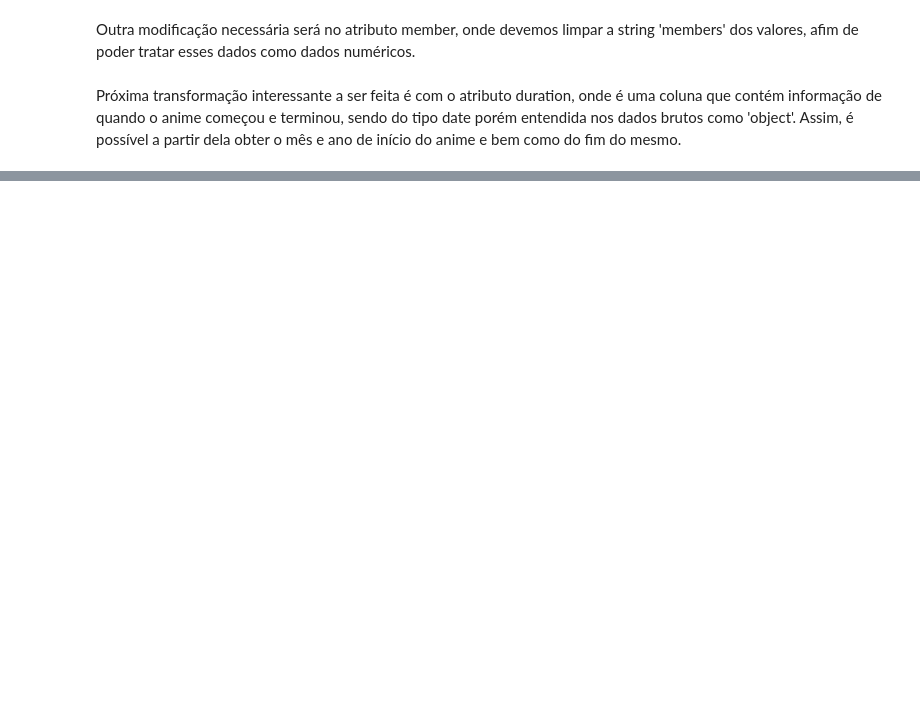
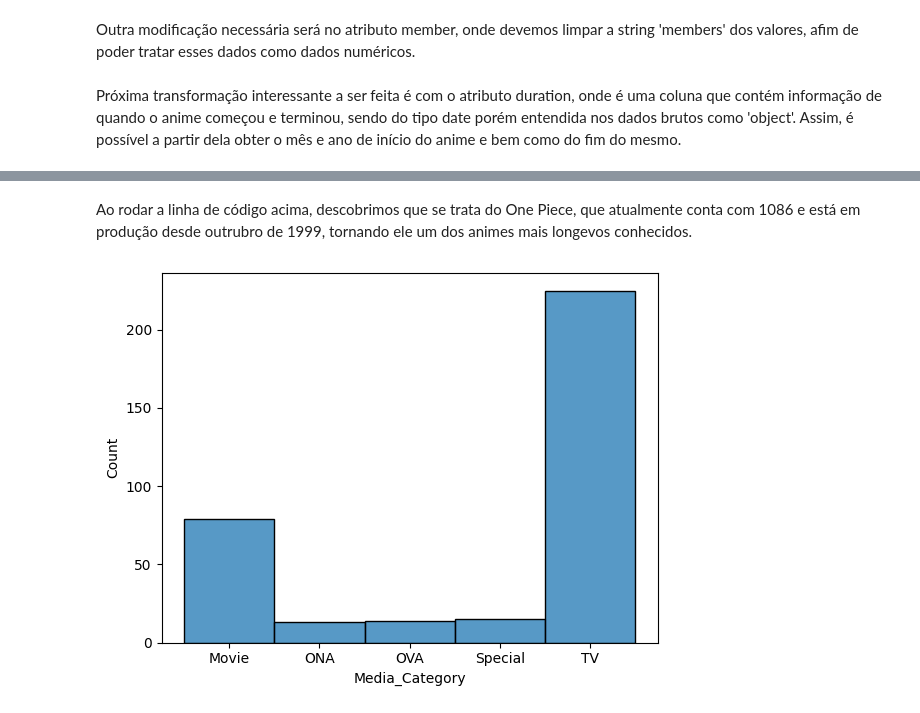
Before and after one commit to Vinicius-S-Grilo/Portfolio, a Jupyter notebook: MVP_Sprint_I.ipynb, the cells around one changed output, grey strips where cells are left out. Drawn from its saved outputs; the diff is of its cells as text; code cells hidden in the pictures; blank space fills up the shorter version.

```diff
--- a/MVP_Sprint_I.ipynb
+++ b/MVP_Sprint_I.ipynb
@@ -384,7 +393,9 @@ alt_anime_dataset['members'] = alt_anime_dataset['members'].apply(lambda x: int(
 Próxima transformação interessante a ser feita é com o atributo duration, onde é uma coluna que contém informação de quando o anime começou e terminou, sendo do tipo date porém entendida nos dados brutos como 'object'. Assim, é possível a partir dela obter o mês e ano de início do anime e bem como do fim do mesmo.
 # %%
 #criando duas colunas Start_date e End_date a partir do atributo duration e então removendo o atributo original
-alt_anime_dataset[['Start_date', 'End_date']] = alt_anime_dataset['duration'].str.extract(r'([a-zA-Z]+ \d{4}) - ([a-zA-Z]+ \d{4}|[a-zA-Z]+)')
+# alt_anime_dataset[['Start_date', 'End_date']] = alt_anime_dataset['duration'].str.extract(r'([a-zA-Z]+ \d{4}) - ([a-zA-Z]+ \d{4}|[a-zA-Z]+)?')
+alt_anime_dataset['Start_date'] = alt_anime_dataset['duration'].str.extract(r'([a-zA-Z]+ \d{4})')
+alt_anime_dataset['End_date'] = alt_anime_dataset['duration'].str.extract(r'([a-zA-Z]+ \d{4})\s*-\s*([a-zA-Z]+ \d{4}|[a-zA-Z]+|$)')[1]
 alt_anime_dataset['Start_date'] = pd.to_datetime(alt_anime_dataset['Start_date'], format='%b %Y', errors='coerce')
 alt_anime_dataset['End_date'] = pd.to_datetime(alt_anime_dataset['End_date'], format='%b %Y', errors='coerce')
 alt_anime_dataset = alt_anime_dataset.drop(columns='duration')
@@ -411,0 +402,8 @@ anime_dataset['Anime_name']=anime_dataset['Anime_name'].astype('string')
+# %%
+#Consertando o cálculo do end_date para ambos os animes que estão em produção até hoje.
+alt_anime_dataset.loc[249,'End_date']=datetime.now()
+alt_anime_dataset.loc[47,'End_date']=datetime.now()
+# %%
+#Com as colunas Start_date e End_date, é possível obter a duração em meses dos animes:
+alt_anime_dataset['Duration_in_days'] = alt_anime_dataset['End_date'] - alt_anime_dataset['Start_date']
+alt_anime_dataset['Duration_in_days']
@@ -411,0 +444,8 @@ anime_dataset['Anime_name']=anime_dataset['Anime_name'].astype('string')
+# %%
+#Ajustando os types
+alt_anime_dataset['Anime_name']=alt_anime_dataset['Anime_name'].astype('string')
+alt_anime_dataset['Media_Category']=alt_anime_dataset['Media_Category'].astype('category')
+alt_anime_dataset['Number_Episodes']=alt_anime_dataset['Number_Episodes'].astype('int64')
+
+#Verificando novamente os types
+alt_anime_dataset.info()
@@ -411,0 +493,9 @@ anime_dataset['Anime_name']=anime_dataset['Anime_name'].astype('string')
+# %% [markdown]
+Ao rodar a linha de código acima, descobrimos que se trata do One Piece, que atualmente conta com 1086 e está em produção desde outrubro de 1999, tornando ele um dos animes mais longevos conhecidos.
+# %%
+#Verificando se a distribuição entre as classes, categorias de anime (Media_Category)
+#mudou após a limpeza
+sns.histplot(alt_anime_dataset['Media_Category'])
+plt.show()
+# %% [output]
+[figure, added]
```
Also changed, not shown: parts of 30 cells of this notebook.
